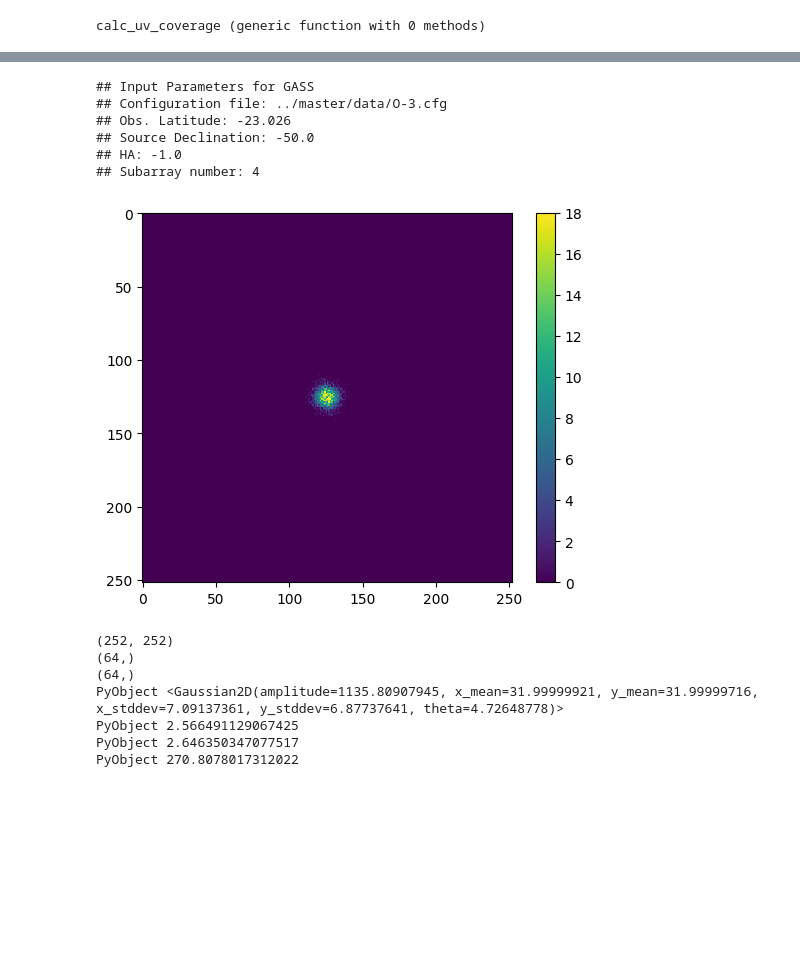
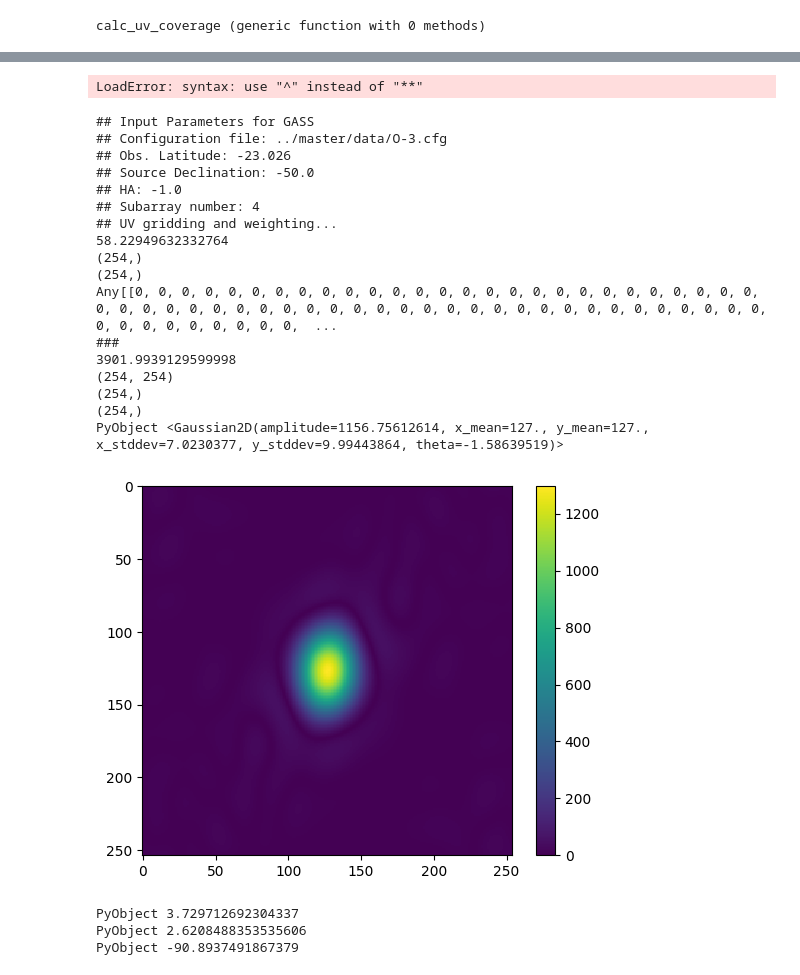
Before and after one commit to bosscha/GASS, a Jupyter notebook: notebooks/GA-uvw.ipynb, the cells around one changed output, grey strips where cells are left out. Drawn from its saved outputs; the diff is of its cells as text; code cells hidden in the pictures; blank space fills up the shorter version.

Commit message:
updting beam fitting in julia

```diff
--- a/notebooks/GA-uvw.ipynb
+++ b/notebooks/GA-uvw.ipynb
@@ -200,34 +254,66 @@ pyuv_beampropertiesTEST (generic function with 1 method)
+# %%
+## fitting of the Gaussian 2D for the beam
+##
+
+function gaussian2D(x,y, amplitude, xo, yo, sigma_x, sigma_y, theta, offset)
+    a = (cosd(theta)**2)/(2*sigma_x**2) + (sind(theta)**2)/(2*sigma_y**2)
+    b = -(sind(2*theta))/(4*sigma_x**2) + (sind(2*theta))/(4*sigma_y**2)
+    c = (sind(theta)**2)/(2*sigma_x**2) + (cosd(theta)**2)/(2*sigma_y**2)
+    gauss2d= offset + amplitude*exp( -(a*((x-xo)^2) + 2*b*(x-xo)*(y-yo) + c*((y-yo)^2)))
+
+    return(gauss2d)
+end
+
+function fit_beam(beam, x , y)
+    @. multimodel(x, p) = gaussian2D(x[:,1], x[:,2], p[1], p[2] , p[3] , p[4] , p[5], p[6] , p[7])
+
+    p0 = [maximum(beam) , 0 , 0 , 1, 1, 0, 0]
+    fit = curve_fit(multimodel, xdata, ydata, p0)
+
+    return(fit)
+end
+# %% [output]
+LoadError: syntax: use "^" instead of "**"
 # %%
 ### Main
 macro main(inpfile)
     cfg = read_cfg(inpfile , verbose=true)
 
     ## array test
     bl= calc_baselines(cfg.arr)
-    uv= calc_uv(bl, 0.0,  cfg.obs.Source_Declination)
-    dirty= pyuv_beampropertiesTEST(uv , npix=253, sizefit=63)
+    # uv= calc_uv(bl, 0.0,  cfg.obs.Source_Declination)
+    uv= calc_uv(bl, 0.0, 30)
+    h=  calc_uvgridWeight(uv , 255, 253)
+    dirty= pyuv_beampropertiesTEST(uv , npix=255, sizefit=253)
 
-    PyPlot.imshow(dirty)
+    PyPlot.imshow(h)
     PyPlot.colorbar()
 
     # PyPlot.plot(uv[1,:],uv[2,:], "b.")
     PyPlot.show()
 
 end
 
 @main("../master/data/GA_Inputs_O-3.txt.julia")
 # %% [output]
 ## Input Parameters for GASS
 ## Configuration file: ../master/data/O-3.cfg
 ## Obs. Latitude: -23.026
 ## Source Declination: -50.0
 ## HA: -1.0
 ## Subarray number: 4
+## UV gridding and weighting...
+58.22949632332764
+(254,)
+(254,)
+Any[[0, 0, 0, 0, 0, 0, 0, 0, 0, 0, 0, 0, 0, 0, 0, 0, 0, 0, 0, 0, 0, 0, 0, 0, 0, 0, 0, 0, 0, 0, 0, 0, 0, 0, 0, 0, 0, 0, 0, 0, 0, 0, 0, 0, 0, 0, 0, 0, 0, 0, 0, 0, 0, 0, 0, 0, 0, 0, 0, 0, 0, 0, 0, 0, 0,  ...
+###
+3901.9939129599998
+(254, 254)
+(254,)
+(254,)
+PyObject <Gaussian2D(amplitude=1156.75612614, x_mean=127., y_mean=127., x_stddev=7.0230377, y_stddev=9.99443864, theta=-1.58639519)>
-[figure, old version]
+[figure, new version]
-(252, 252)
-(64,)
-(64,)
-PyObject <Gaussian2D(amplitude=1135.80907945, x_mean=31.99999921, y_mean=31.99999716, x_stddev=7.09137361, y_stddev=6.87737641, theta=4.72648778)>
-PyObject 2.566491129067425
-PyObject 2.646350347077517
-PyObject 270.8078017312022
+PyObject 3.729712692304337
+PyObject 2.6208488353535606
+PyObject -90.8937491867379
```
Also changed, not shown: parts of 4 cells of this notebook.
